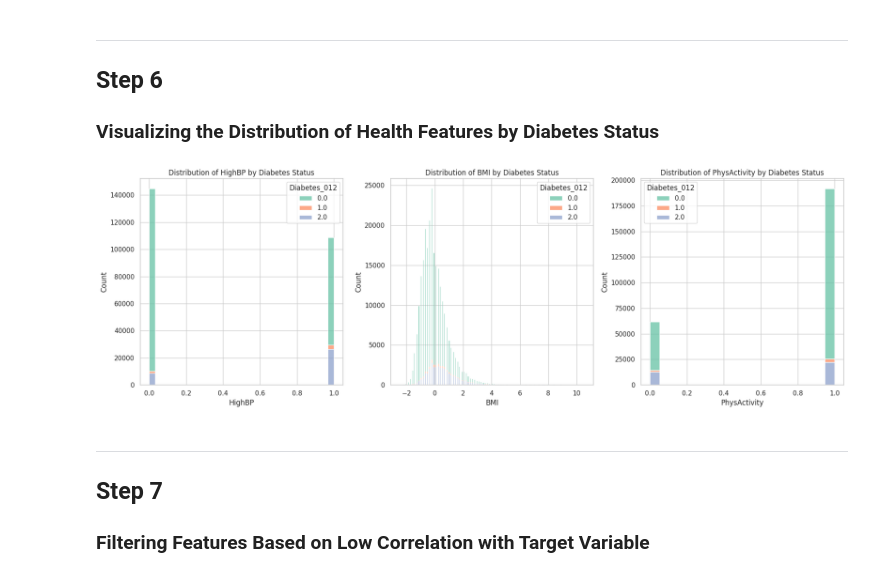
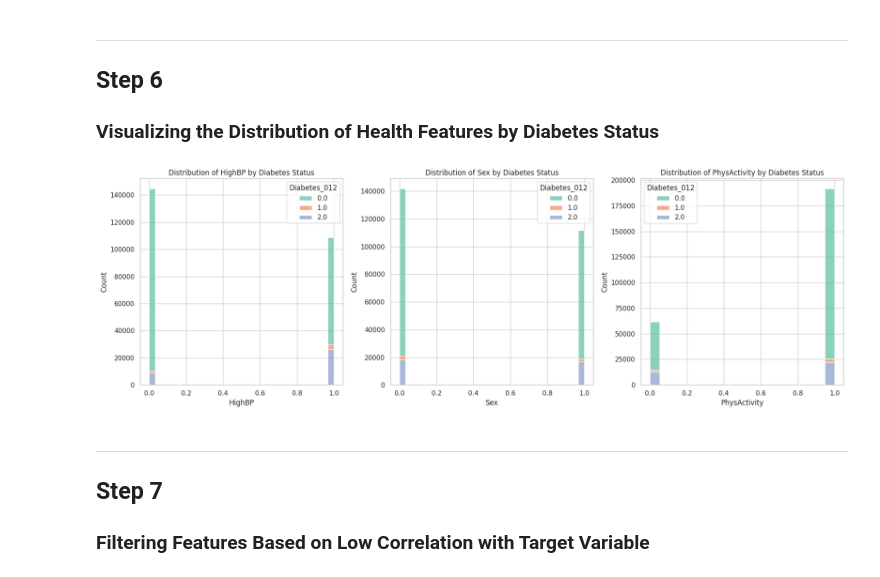
Before and after one commit to imsalione/Diabetes, a Jupyter notebook: diabetes.ipynb, the cells around one changed output. Cells and saved outputs as stored; diff of their text form; code cells hidden in the pictures.

```diff
--- a/diabetes.ipynb
+++ b/diabetes.ipynb
@@ -174,26 +174,26 @@ plt.show()
 # %%
 import matplotlib.pyplot as plt
 import seaborn as sns
 
 # Set up the plotting environment
 sns.set(style="whitegrid")
 
 # Define the features to be analyzed
-features = ['HighBP', 'BMI', 'PhysActivity']
+features = ['HighBP', 'Sex', 'PhysActivity']
 
 # Create a plot for each feature
 fig, axes = plt.subplots(nrows=1, ncols=3, figsize=(18, 6))
 
 for i, feature in enumerate(features):
     sns.histplot(data=df, x=feature, hue='Diabetes_012', multiple='stack', kde=False, palette="Set2", ax=axes[i])
     axes[i].set_title(f"Distribution of {feature} by Diabetes Status")
     axes[i].set_xlabel(f"{feature}")
     axes[i].set_ylabel("Count")
 
 plt.tight_layout()
 plt.show()
 # %% [output]
-[figure, old version]
+[figure, new version]
 # %% [markdown]
 ***
 ## **Step 7**
```
Also changed, not shown: parts of 4 cells of this notebook, 2 other files.
